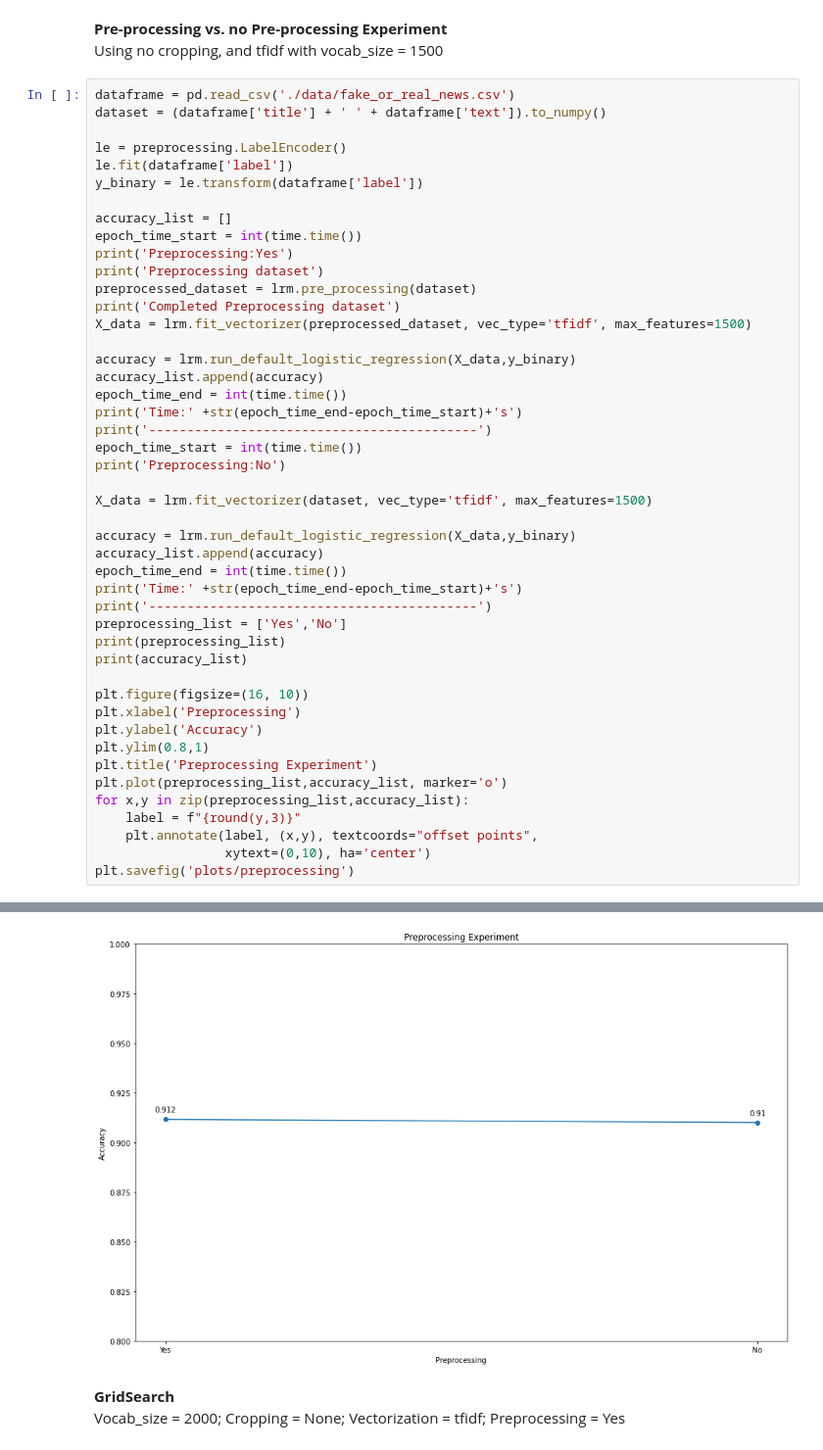
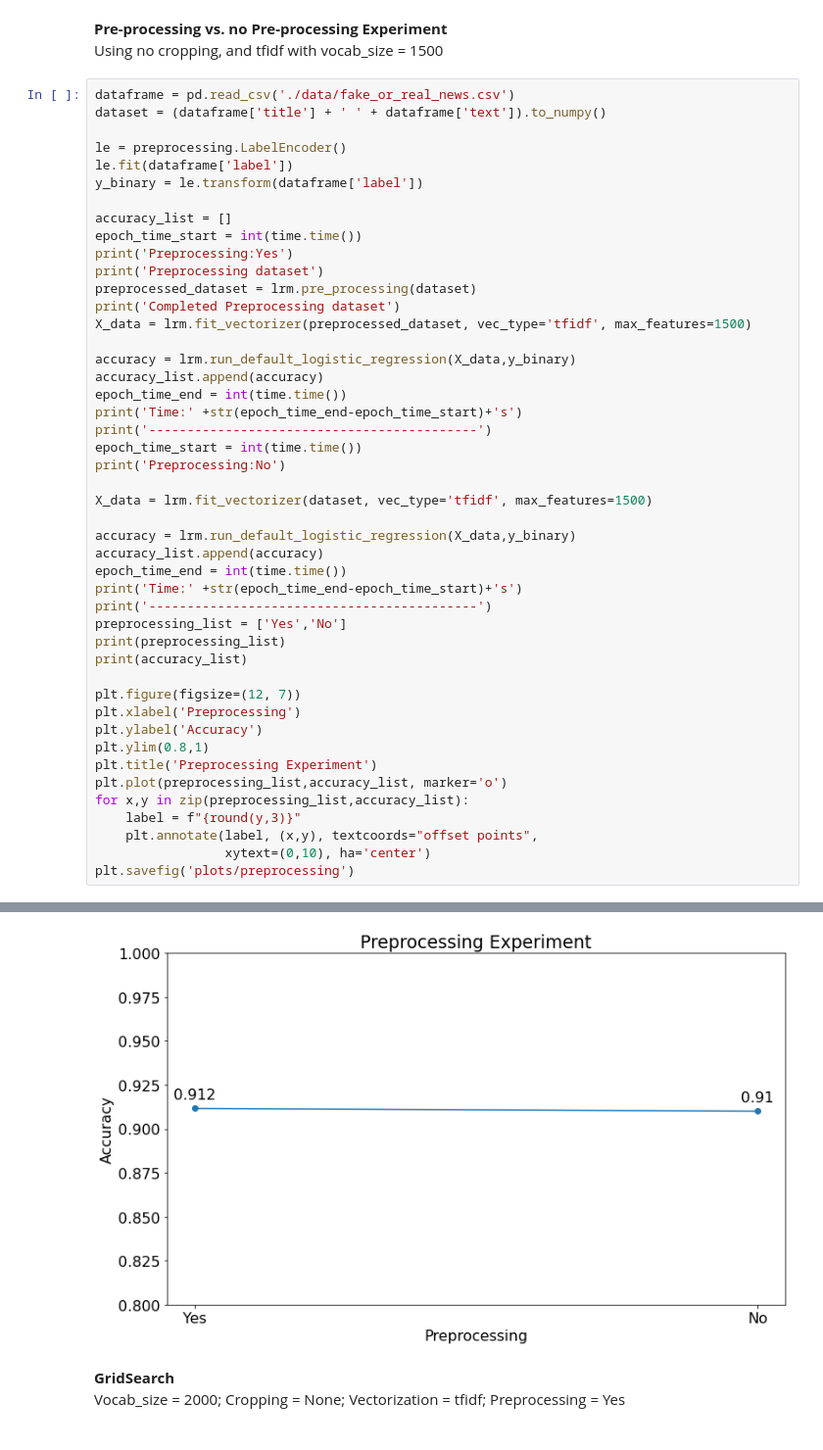
Before and after one commit to Luna-Xinyue/FakeNewsDetector, a Jupyter notebook: LogisticRegression.ipynb, the cells around one changed output, grey strips where cells are left out. Shown at 98% size. Drawn from its saved outputs; the diff is of its cells as text.

```diff
--- a/LogisticRegression.ipynb
+++ b/LogisticRegression.ipynb
@@ -225,7 +232,7 @@ preprocessing_list = ['Yes','No']
 print(preprocessing_list)
 print(accuracy_list)
 
-plt.figure(figsize=(16, 10))
+plt.figure(figsize=(12, 7))
 plt.xlabel('Preprocessing')
 plt.ylabel('Accuracy')
 plt.ylim(0.8,1)
@@ -245,11 +252,11 @@ Time:250s
 -------------------------------------------
 Preprocessing:No
 Accuracy:0.9100236779794791, Precision:0.9187116564417178, Recall:0.9075757575757576, F1_Score:0.913109756097561
 Time:7s
 -------------------------------------------
 ['Yes', 'No']
 [0.9116022099447514, 0.9100236779794791]
-[figure, old version]
+[figure, new version]
 # %% [markdown]
 **GridSearch**
 <br>
```
Also changed, not shown: parts of 5 cells of this notebook, 5 other files.
